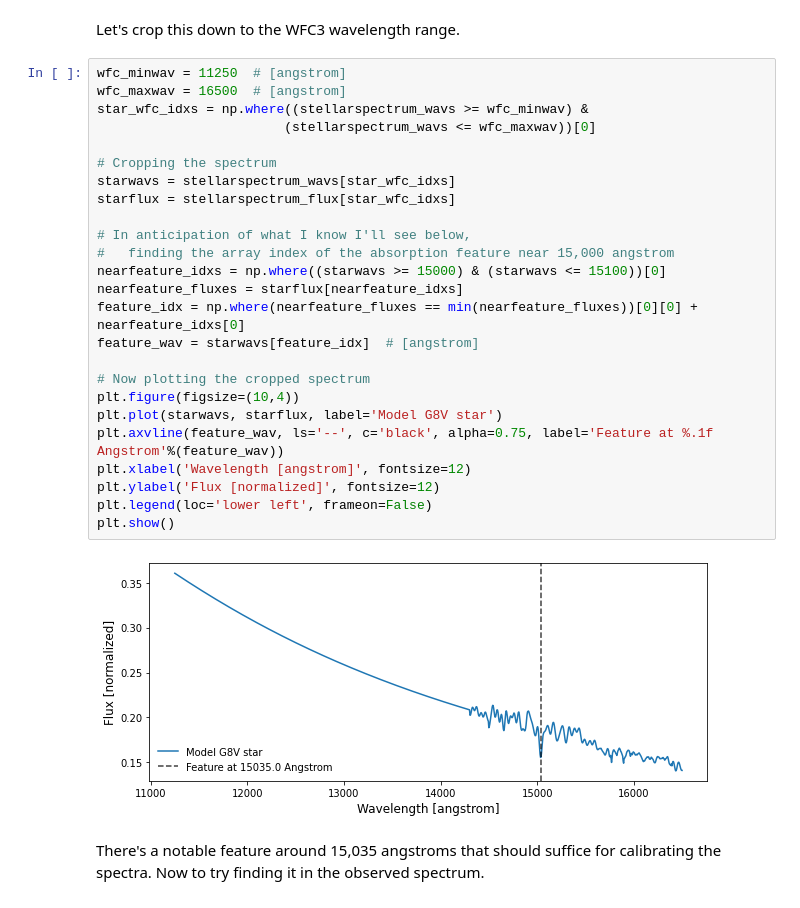
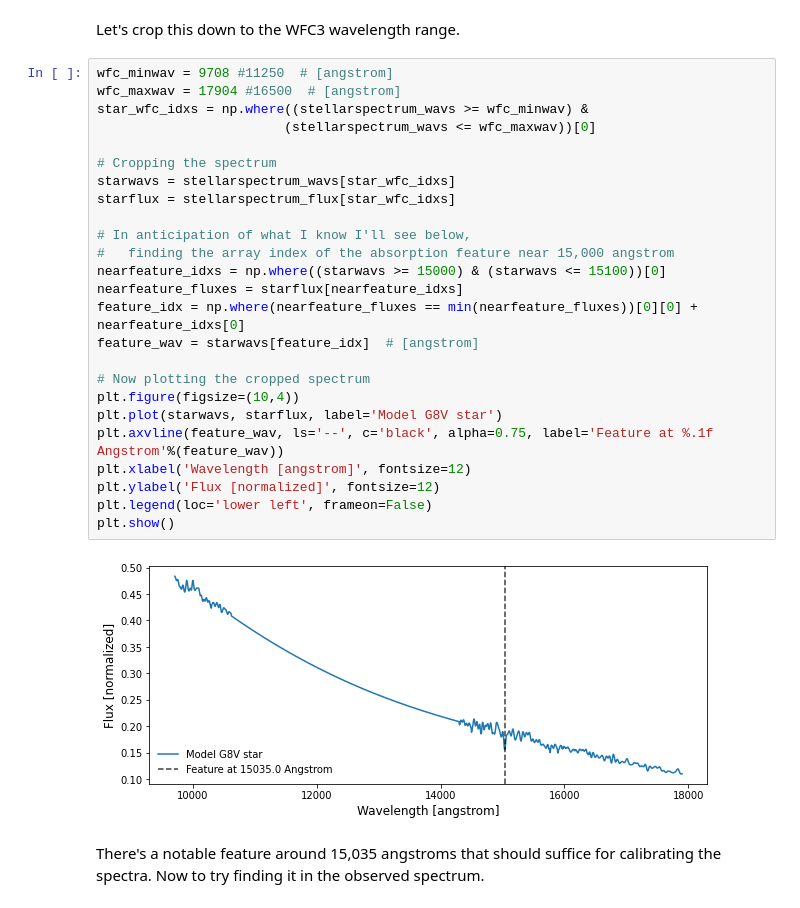
Before and after one commit to mm-murphy/hd219666b, a Jupyter notebook: reduction/Extracting the Transmission Spectra Time Series.ipynb, the cells around one changed output. Cells and saved outputs as stored; diff of their text form.

```diff
--- a/reduction/Extracting the Transmission Spectra Time Series.ipynb
+++ b/reduction/Extracting the Transmission Spectra Time Series.ipynb
@@ -55,32 +55,32 @@ I'm unsure what this spectrum is normalized with respect to, but it doesn't matt
 # %% [markdown]
 Let's crop this down to the WFC3 wavelength range.
 # %%
-wfc_minwav = 11250  # [angstrom]
-wfc_maxwav = 16500  # [angstrom]
+wfc_minwav = 9708 #11250  # [angstrom]
+wfc_maxwav = 17904 #16500  # [angstrom]
 star_wfc_idxs = np.where((stellarspectrum_wavs >= wfc_minwav) &
                         (stellarspectrum_wavs <= wfc_maxwav))[0]
 
 # Cropping the spectrum
 starwavs = stellarspectrum_wavs[star_wfc_idxs]
 starflux = stellarspectrum_flux[star_wfc_idxs]
 
 # In anticipation of what I know I'll see below,
 #   finding the array index of the absorption feature near 15,000 angstrom
 nearfeature_idxs = np.where((starwavs >= 15000) & (starwavs <= 15100))[0]
 nearfeature_fluxes = starflux[nearfeature_idxs]
 feature_idx = np.where(nearfeature_fluxes == min(nearfeature_fluxes))[0][0] + nearfeature_idxs[0]
 feature_wav = starwavs[feature_idx]  # [angstrom]
 
 # Now plotting the cropped spectrum
 plt.figure(figsize=(10,4))
 plt.plot(starwavs, starflux, label='Model G8V star')
 plt.axvline(feature_wav, ls='--', c='black', alpha=0.75, label='Feature at %.1f Angstrom'%(feature_wav))
 plt.xlabel('Wavelength [angstrom]', fontsize=12)
 plt.ylabel('Flux [normalized]', fontsize=12)
 plt.legend(loc='lower left', frameon=False)
 plt.show()
 # %% [output]
-[figure, old version]
+[figure, new version]
 # %% [markdown]
 There's a notable feature around 15,035 angstroms that should suffice for calibrating the spectra. Now to try finding it in the observed spectrum.
 # %%
```
Also changed, not shown: parts of 25 cells of this notebook, 17 other files.
